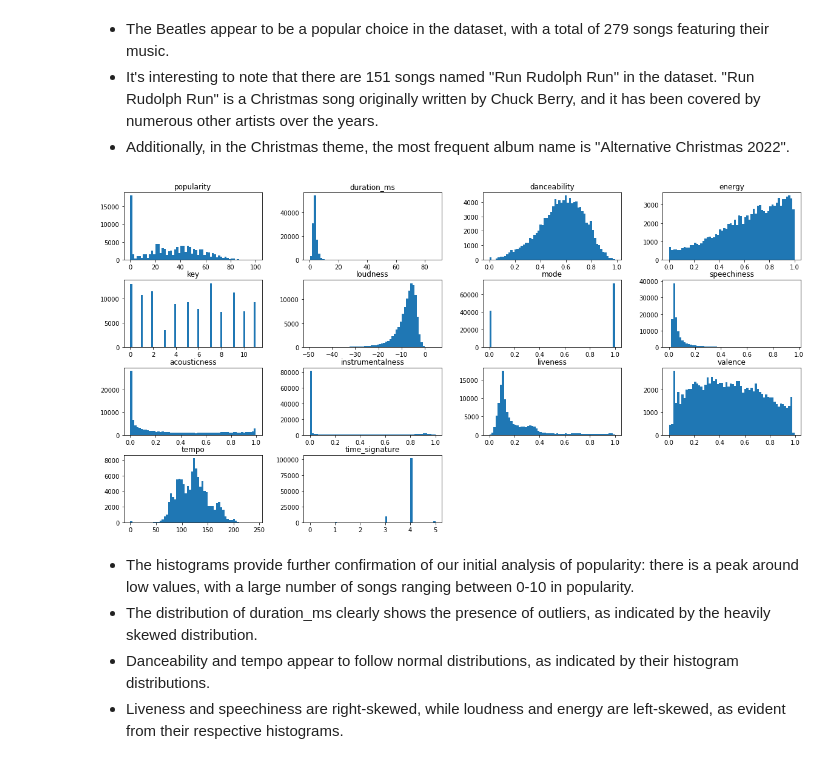
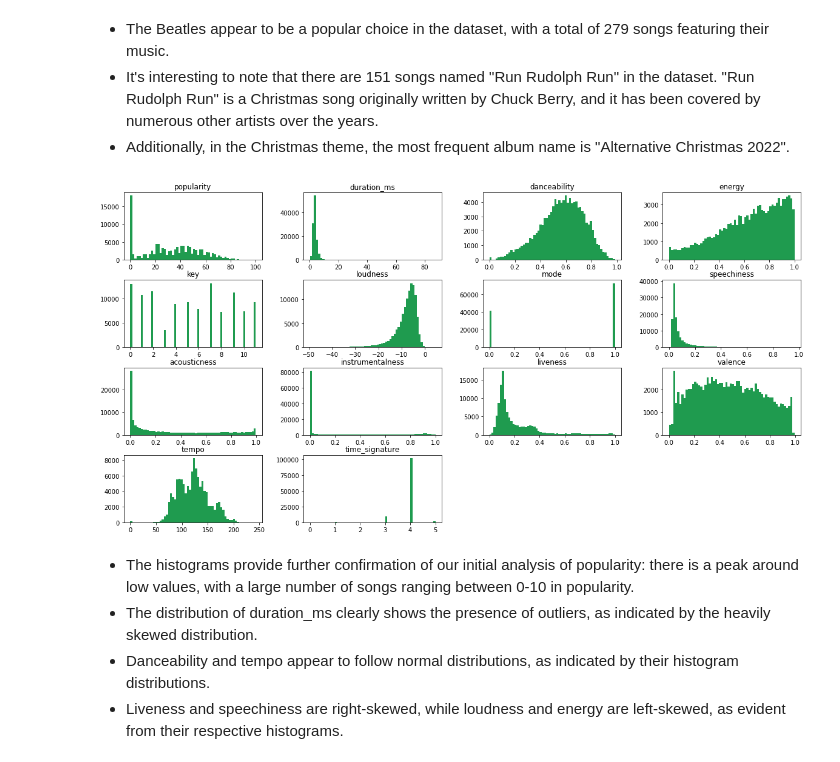
Before and after one commit to biancaportela/7DaysOfCode_SpotifyML, a Jupyter notebook: D1 - Data Collection and EDA/eda.ipynb, the cells around one changed output. Cells and saved outputs as stored; diff of their text form; code cells hidden in the pictures.

```diff
--- a/D1 - Data Collection and EDA/eda.ipynb
+++ b/D1 - Data Collection and EDA/eda.ipynb
@@ -119,10 +121,10 @@ spotify_df.describe(include='object').T
 - It's interesting to note that there are 151 songs named "Run Rudolph Run" in the dataset. "Run Rudolph Run" is a Christmas song originally written by Chuck Berry, and it has been covered by numerous other artists over the years.
 - Additionally, in the Christmas theme, the most frequent album name is "Alternative Christmas 2022".
 # %%
-spotify_df.hist(bins=60, grid=False, figsize=(20,10))
+spotify_df.hist(bins=60, grid=False, figsize=(20,10), color= '#1F9B4F')
 plt.show()
 # %% [output]
-[figure, old version]
+[figure, new version]
 # %% [markdown]
 - The histograms provide further confirmation of our initial analysis of popularity: there is a peak around low values, with a large number of songs ranging between 0-10 in popularity.
 - The distribution of duration_ms clearly shows the presence of outliers, as indicated by the heavily skewed distribution.
```
Also changed, not shown: parts of 4 cells of this notebook.
